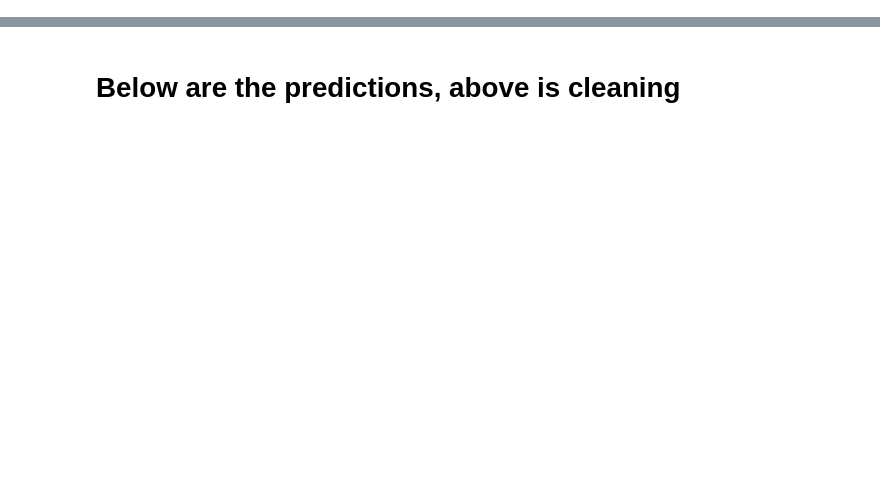
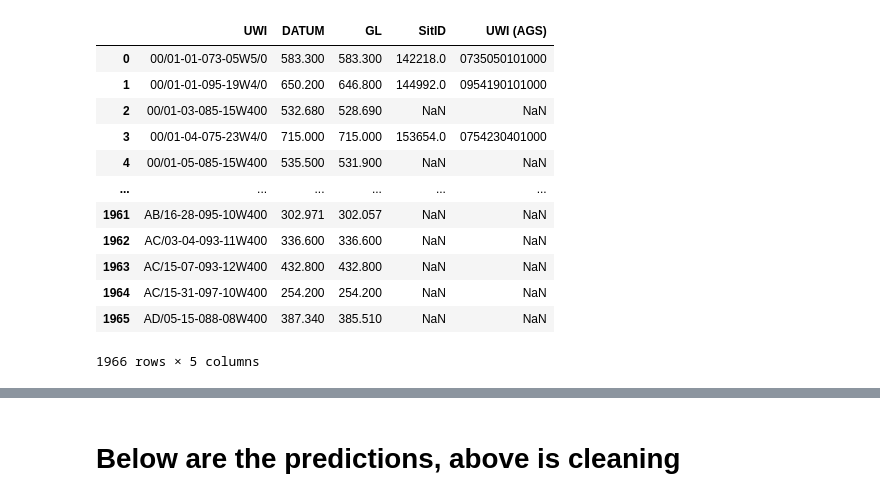
Before and after one commit to jessepisel/matrixfactorization, a Jupyter notebook: manneville.ipynb, the cells around one changed output, grey strips where cells are left out. Saved outputs shown, nothing was run; the diff lists cells and outputs as text; code cells hidden in the pictures; blank space fills up the shorter version.

```diff
--- a/manneville.ipynb
+++ b/manneville.ipynb
@@ -41,3 +81,19 @@ new_df = pd.merge(dataframe, well_dict,  how='left', left_on=['UWI'], right_on =
+# %%
+new_df
+# %% [output]
+|  | UWI | DATUM | GL | SitID | UWI (AGS) |
+| 0 | 00/01-01-073-05W5/0 | 583.300 | 583.300 | 142218.0 | 0735050101000 |
+| 1 | 00/01-01-095-19W4/0 | 650.200 | 646.800 | 144992.0 | 0954190101000 |
+| 2 | 00/01-03-085-15W400 | 532.680 | 528.690 | NaN | NaN |
+| 3 | 00/01-04-075-23W4/0 | 715.000 | 715.000 | 153654.0 | 0754230401000 |
+| 4 | 00/01-05-085-15W400 | 535.500 | 531.900 | NaN | NaN |
+| ... | ... | ... | ... | ... | ... |
+| 1961 | AB/16-28-095-10W400 | 302.971 | 302.057 | NaN | NaN |
+| 1962 | AC/03-04-093-11W400 | 336.600 | 336.600 | NaN | NaN |
+| 1963 | AC/15-07-093-12W400 | 432.800 | 432.800 | NaN | NaN |
+| 1964 | AC/15-31-097-10W400 | 254.200 | 254.200 | NaN | NaN |
+| 1965 | AD/05-15-088-08W400 | 387.340 | 385.510 | NaN | NaN |
+1966 rows × 5 columns
 # %%
 tops = pd.read_csv(r"mannvillegrp_picks.csv") #read in the top data
 tops.rename(columns={'Pick':'SS'}, inplace=True)
```
Also changed, not shown: parts of 16 cells of this notebook, 5 other files.
